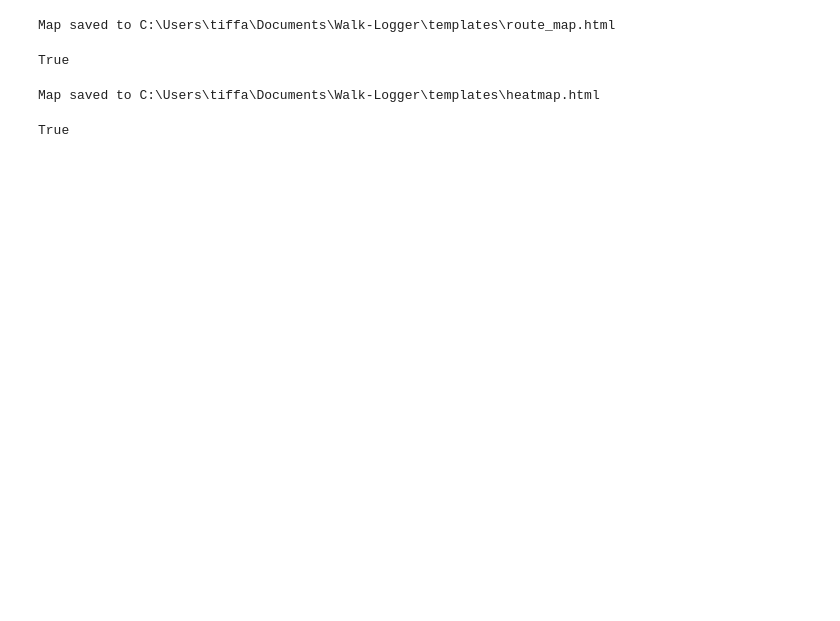
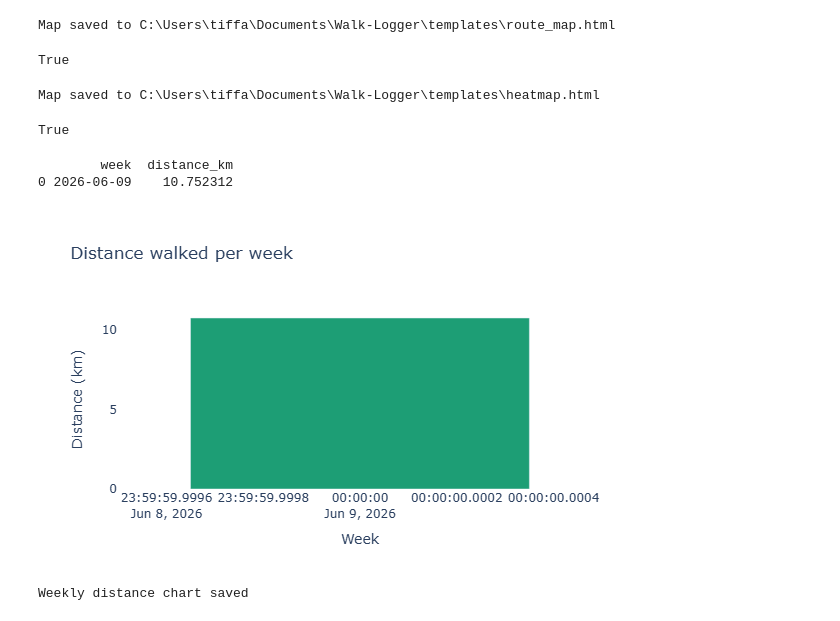
Before and after one commit to tmulwa1/Walk-Logger, a Jupyter notebook: WalkLogger.ipynb, the cells around one changed output. Drawn from its saved outputs; the diff is of its cells as text; code cells hidden in the pictures; blank space fills up the shorter version.

Commit message:
Added a weekly distance chart

```diff
--- a/WalkLogger.ipynb
+++ b/WalkLogger.ipynb
@@ -101,3 +102,14 @@ webbrowser.open(r'C:\Users\tiffa\Documents\Walk-Logger\templates\heatmap.html')
 # %% [output]
 Map saved to C:\Users\tiffa\Documents\Walk-Logger\templates\heatmap.html
 True
+# %%
+# Getting date and adding week column (starts on monday)
+df['date'] = df['time'].dt.date
+df['week'] = pd.to_datetime(df['time'].dt.to_period('W-MON').apply(lambda r: r.start_time))
+
+# Getting total disgtance per week
+weekly = df.groupby('week')['distance_km'].max().reset_index()
+print(weekly)
+# %% [output]
+        week  distance_km
+0 2026-06-09    10.752312
@@ -103,0 +118,11 @@ True
+# %%
+# Building chart and saving it to folder
+figure = px.bar(weekly, x = 'week', y = 'distance_km', title = 'Distance walked per week', labels = {'week': 'Week', 'distance_km': 'Distance (km)'}, color_discrete_sequence = ['#1D9E75'])
+figure.update_layout(plot_bgcolor = 'white', showlegend = False, hovermode = 'x unified', bargap = 0.3)
+figure.show()
+
+figure.write_html(r'C:\Users\tiffa\Documents\Walk-Logger\templates\weekly_distance.html')
+print("Weekly distance chart saved")
+# %% [output]
+[figure, added]
+Weekly distance chart saved
```
Also changed, not shown: parts of 2 cells of this notebook, 4 other files.
